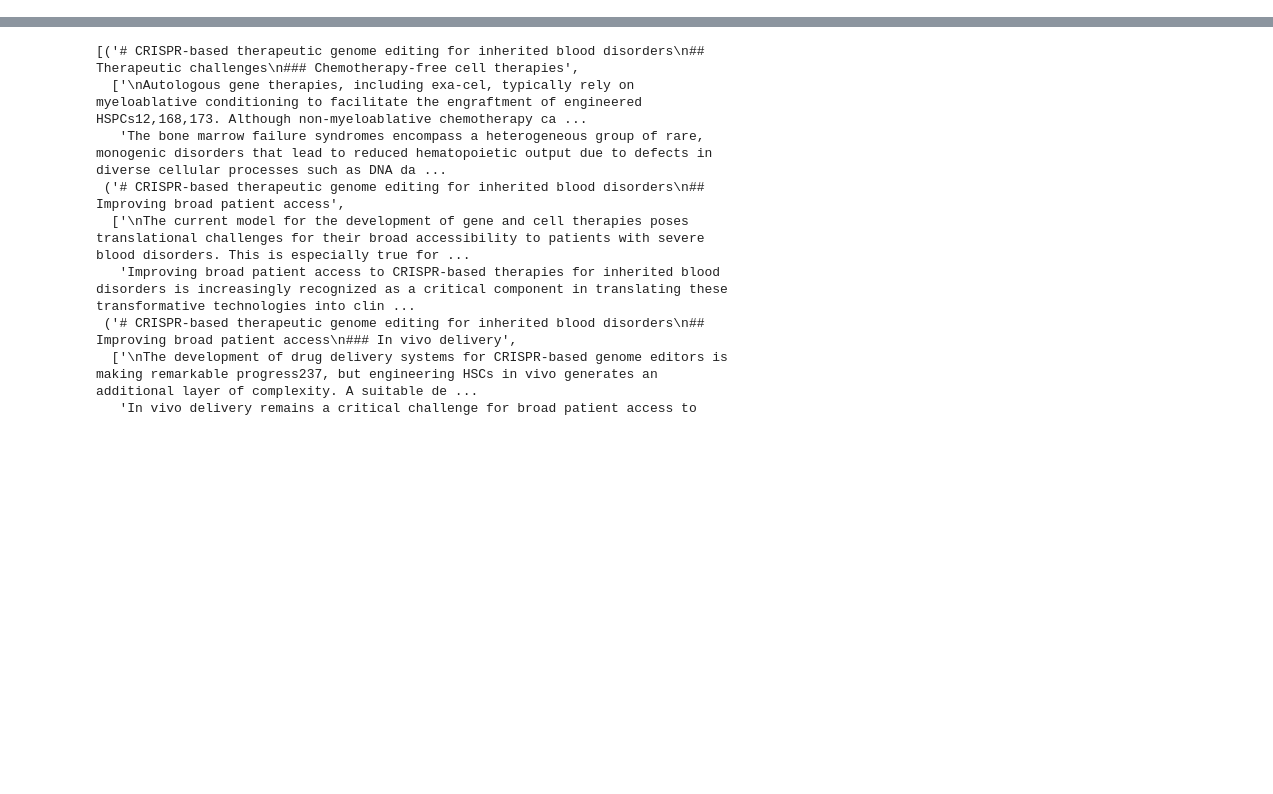
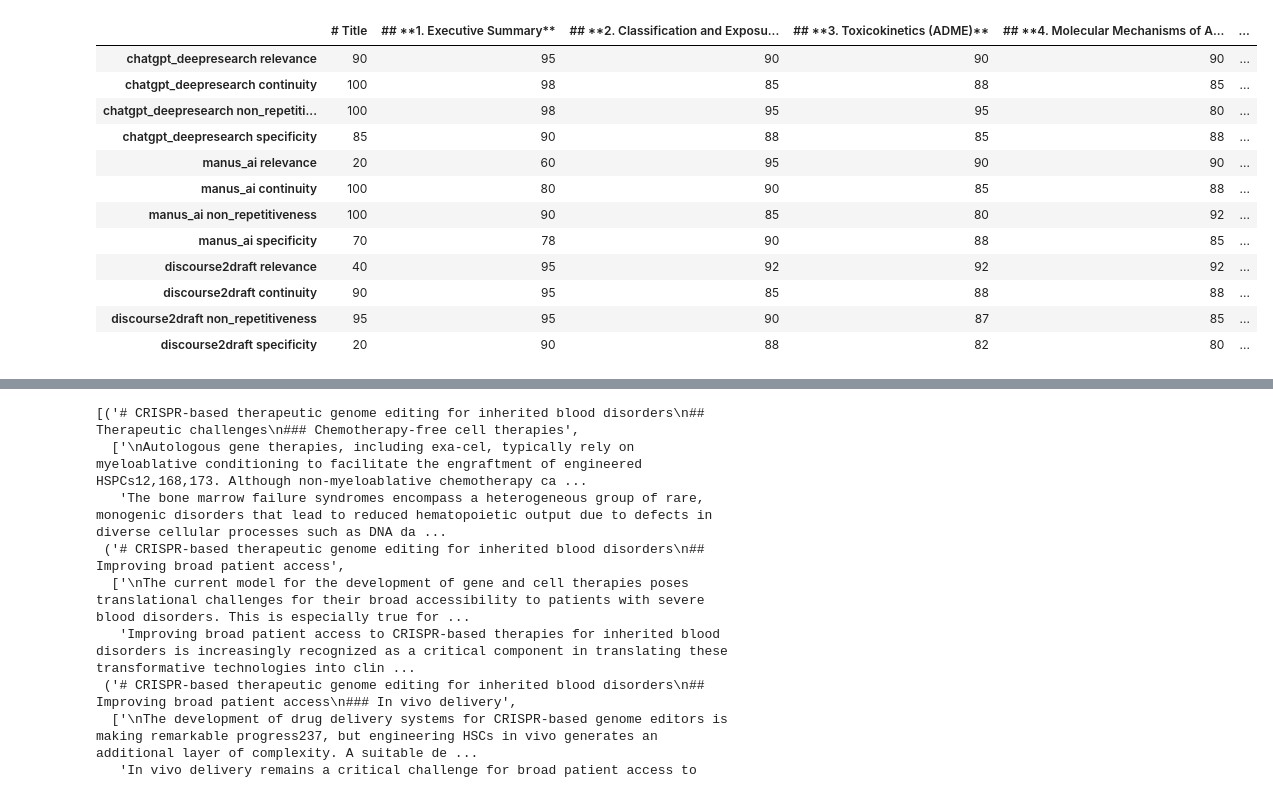
Before and after one commit to amlantalukder/Discourse2Draft, a Jupyter notebook: notebooks/evaluate.ipynb, the cells around one changed output, grey strips where cells are left out. Cells and saved outputs as stored; diff of their text form; code cells hidden in the pictures; blank space fills up the shorter version.

```diff
--- a/notebooks/evaluate.ipynb
+++ b/notebooks/evaluate.ipynb
@@ -61,7 +63,7 @@ def getSectionAndContent(file_path, section_headers_standard):
     for section, content in doc:
         if section.startswith('# '):
             doc_san.append(['# Title', section[2:]])
-        if section.startswith('## '):
+        elif section.startswith('## '):
             doc_san.append([section, content])
         else:
             doc_san[-1][1] += section + '\n' + content
@@ -69,13 +71,9 @@ def getSectionAndContent(file_path, section_headers_standard):
     mapping = standardizeHeader(section_headers, section_headers_standard)
     return [(mapping.get(section, section), content) for section, content in doc_san]
 
-def getSectionPairsForComparison(file_name):
-
-    tools = ['chatgpt_deepresearch', 'manus_ai', 'discourse2draft']
+def getSectionsForComparison(file_name):
 
     section_headers_standard = [item for item in extractSectionContent(dir_evals / 'prompts' / file_name) if not item[0].startswith('# ')]
     responses = {tool: dict(getSectionAndContent(dir_evals / tool / file_name, section_headers_standard)) for tool in tools}
 
     return pd.DataFrame(responses)
-
-getSectionPairsForComparison('PFAS.md')
@@ -286,0 +201,6 @@ class ContentWriterArchitecture:
+# %%
+file_names = ['CRISPR-based editing for inherited blood disorders.md', 'Phthalates Toxicity.md', 'PFAS.md']
+
+for file_name in file_names:
+    print(f'Processing "{file_name}"...')
+    display(getSectionsForComparison(file_name))
@@ -287,2 +225,2 @@ class ContentWriterArchitecture:
 # %%
-agent = ContentWriterArchitecture(model_name='azure-gpt-4o', temperature=0).agent
+agent = ContentWriterArchitecture(model_name='azure-o3', temperature=0).agent
@@ -335,0 +307,16 @@ Processing "PFAS.md"...
+# %%
+rating_score.rename(index=lambda x:x.replace(' (score)', ''))
+# %% [output]
+|  | # Title | ## **1. Executive Summary** | ## **2. Classification and Exposu... | ## **3. Toxicokinetics (ADME)** | ## **4. Molecular Mechanisms of A... | ... |
+| chatgpt_deepresearch relevance | 90 | 95 | 90 | 90 | 90 | ... |
+| chatgpt_deepresearch continuity | 100 | 98 | 85 | 88 | 85 | ... |
+| chatgpt_deepresearch non_repetiti... | 100 | 98 | 95 | 95 | 80 | ... |
+| chatgpt_deepresearch specificity | 85 | 90 | 88 | 85 | 88 | ... |
+| manus_ai relevance | 20 | 60 | 95 | 90 | 90 | ... |
+| manus_ai continuity | 100 | 80 | 90 | 85 | 88 | ... |
+| manus_ai non_repetitiveness | 100 | 90 | 85 | 80 | 92 | ... |
+| manus_ai specificity | 70 | 78 | 90 | 88 | 85 | ... |
+| discourse2draft relevance | 40 | 95 | 92 | 92 | 92 | ... |
+| discourse2draft continuity | 90 | 95 | 85 | 88 | 88 | ... |
+| discourse2draft non_repetitiveness | 95 | 95 | 90 | 87 | 85 | ... |
+| discourse2draft specificity | 20 | 90 | 88 | 82 | 80 | ... |
```
Also changed, not shown: parts of 8 cells of this notebook, 20 other files.
